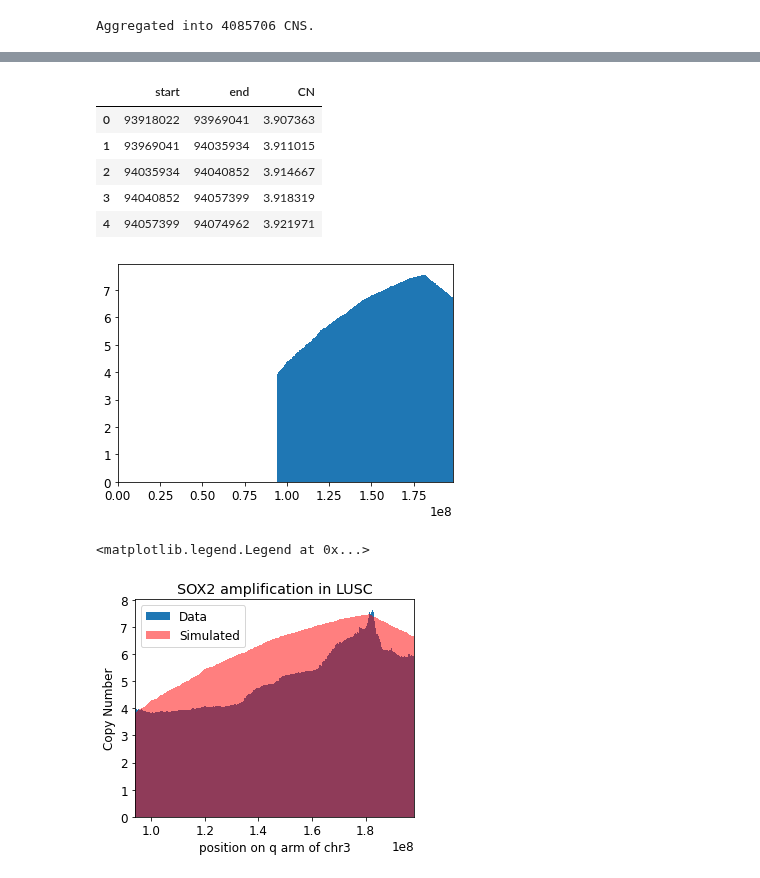
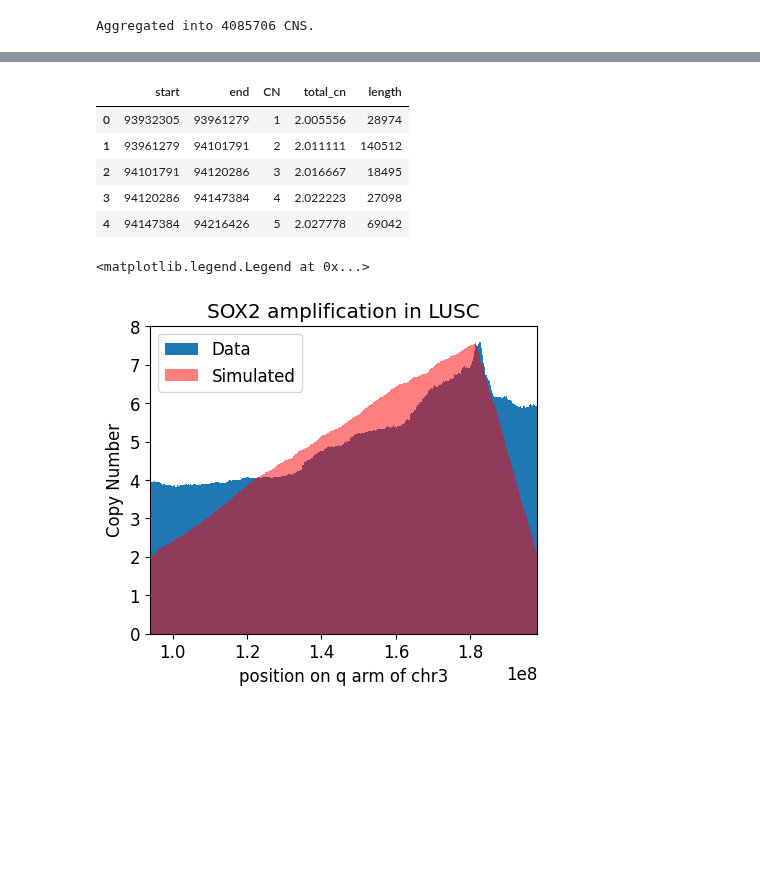
Before and after one commit to ICCB-Cologne/CNSistent, a Jupyter notebook: notebooks/analyze/analyze_SOX2_overlay.ipynb, the cells around one changed output, grey strips where cells are left out. Drawn from its saved outputs; the diff is of its cells as text; code cells hidden in the pictures; blank space fills up the shorter version.

Commit message:
SOX2 plot

```diff
--- a/notebooks/analyze/analyze_SOX2_overlay.ipynb
+++ b/notebooks/analyze/analyze_SOX2_overlay.ipynb
@@ -34,4 +40,6 @@ aggregated_data = aggregate_by_breaks(data_chr3, {"chr3" : breaks_arm}, print_in
 Aggregated into 4085706 CNS.
 # %%
 groups = add_total_cn(group_samples(aggregated_data))
-groups["ampl"] = groups["total_cn"]
+groups["ampl"] = groups["total_cn"] - 2
+groups["length"] = groups["end"] - groups["start"]
+gene_cn = groups.query("@gene_start < end and @gene_end > start")["ampl"].min()
@@ -51,29 +53,17 @@ fig_lines(groups, chrom="chr3", column="ampl")
 # Initialize a list to store the ranges
 random.seed(0)
 ranges_inside = []
-ranges_tail = []
 sim_segs = 1000
 
 # Repeat until 8 ranges are sampled
 while len(ranges_inside) < sim_segs:
     rand_start = random.randint(arm_start, arm_end)
     rand_end = random.randint(arm_start, arm_end)
-
     if rand_start > rand_end:
         rand_start, rand_end = rand_end, rand_start
 
-    # Check if the range contains gene_start and gene_end
-    if rand_start <= gene_start and rand_end >= gene_end:
-        # If it does, add it to the list
+    if rand_start < gene_start and rand_end > gene_end:
         ranges_inside.append((rand_start, rand_end))
-
-while len(ranges_tail) < sim_segs:
-    rand_start = random.randint(arm_start, arm_end)
-
-    # Check if the range contains gene_start and gene_end
-    if rand_start <= gene_start and rand_end >= gene_end:
-        # If it does, add it to the list
-        ranges_tail.append((rand_start, rand_end))
 # %%
 breaks = np.array(ranges_inside).flatten()
 breaks.sort()
@@ -103,53 +93,35 @@ counts = counts.drop('range', axis=1)
 
 # Reorder the columns
 counts = counts[['start', 'end', 'CN']].sort_values(by=['start'], ignore_index=True)
-counts["CN"] = counts["CN"] / sim_segs * diff_cn + start_cn
+counts["total_cn"] = counts["CN"] / sim_segs * (gene_cn) + 2
+counts["length"] = counts["end"] - counts["start"]
 counts.head()
 # %% [output]
-|  | start | end | CN |
-| 0 | 93918022 | 93969041 | 3.907363 |
-| 1 | 93969041 | 94035934 | 3.911015 |
-| 2 | 94035934 | 94040852 | 3.914667 |
-| 3 | 94040852 | 94057399 | 3.918319 |
-| 4 | 94057399 | 94074962 | 3.921971 |
+|  | start | end | CN | total_cn | length |
+| 0 | 93932305 | 93961279 | 1 | 2.005556 | 28974 |
+| 1 | 93961279 | 94101791 | 2 | 2.011111 | 140512 |
+| 2 | 94101791 | 94120286 | 3 | 2.016667 | 18495 |
+| 3 | 94120286 | 94147384 | 4 | 2.022223 | 27098 |
+| 4 | 94147384 | 94216426 | 5 | 2.027778 | 69042 |
-# %%
-
-# Calculate the widths of the bars
-widths = counts['end'] - counts['start']
-
-# Create a bar plot
-plt.bar(x=counts['start'], height=counts['CN'], width=widths, align='edge')
-
-# Set the x-axis start to 0
-plt.xlim(0, max(counts['end']))
-
-# Display the plot
-plt.show()
-# %% [output]
-[figure, removed]
 # %%
 # bar plot groups
 fig, ax = plt.subplots(figsize=(5, 4))
 
-# double font size
-plt.rcParams.update({'font.size': 12})
-
 # Create a bar plot
-plt.bar(x=groups['start'], height=groups['total_cn'], width=(groups['end'] - groups['start']), align='edge')
-
-plt.bar(x=counts['start'], height=counts['CN'], width=widths, align='edge', alpha=0.5, color='red')
+plt.bar(x=groups['start'], height=groups['total_cn'], width=groups["length"], align='edge')
+plt.bar(x=counts['start'], height=counts['total_cn'], width=counts["length"], align='edge', alpha=0.5, color='red')
 
 
 # Set the x-axis start to 0
 plt.xlim(arm_start, max(counts['end']))
 
 # label
 plt.xlabel("position on q arm of chr3")
 plt.ylabel("Copy Number")
 plt.title("SOX2 amplification in LUSC")
 
 # add legend
 plt.legend(["Data", "Simulated"])
 # %% [output]
 <matplotlib.legend.Legend at 0x...>
-[figure, old version]
+[figure, new version]
```
Also changed, not shown: parts of 4 cells of this notebook.
